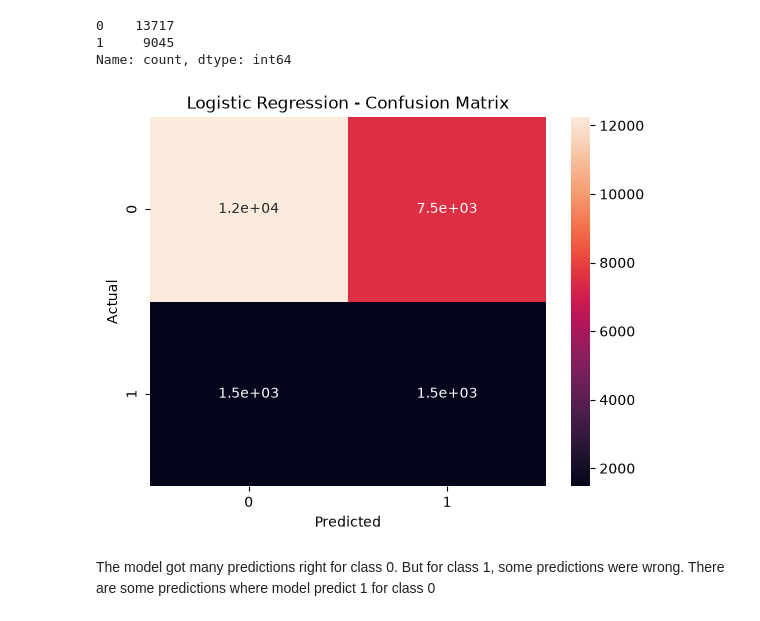
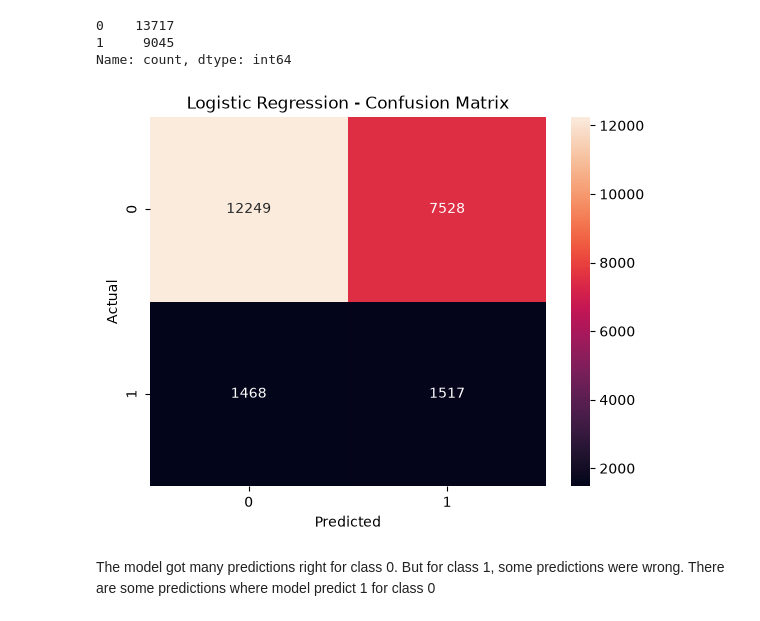
Before and after one commit to Suhani-codes18/Suhani-Task-2, a Jupyter notebook: Model_train_new.ipynb, the cells around one changed output. Cells and saved outputs as stored; diff of their text form; code cells hidden in the pictures.

```diff
--- a/Model_train_new.ipynb
+++ b/Model_train_new.ipynb
@@ -114,2 +104,0 @@ Length: 12, dtype: str
-# %%
-X= pd.get_dummies(X, columns= ["sector"], drop_first=True, dtype=int)
@@ -139,2 +104,0 @@ Length: 31, dtype: str
-# %%
-X= pd.get_dummies(X, columns= ["job_role"], drop_first=True, dtype=int)
@@ -160,2 +104,0 @@ Length: 3, dtype: str
-# %%
-X= pd.get_dummies(X, columns= ["work_mode"], drop_first=True, dtype=int)
@@ -170,2 +104,0 @@ Length: 10, dtype: str
-# %%
-X= pd.get_dummies(X, columns= ["salary_currency"], drop_first=True, dtype=int)
@@ -414,13 +367,13 @@ Name: count, dtype: int64
 # %%
 from sklearn.metrics import confusion_matrix
 cm = confusion_matrix(y_test, y_pred_logistic)
-sns.heatmap(cm, annot=True)
+sns.heatmap(cm, annot=True, fmt='d')
 plt.xlabel("Predicted")
 plt.ylabel("Actual")
 plt.title("Logistic Regression - Confusion Matrix")
 plt.show()
 # %% [output]
-[figure, old version]
+[figure, new version]
 # %% [markdown]
 The model got many predictions right for class 0. But for class 1, some predictions were wrong. There are some predictions where model predict 1 for class 0
 # %% [markdown]
```
Also changed, not shown: parts of 29 cells of this notebook.
